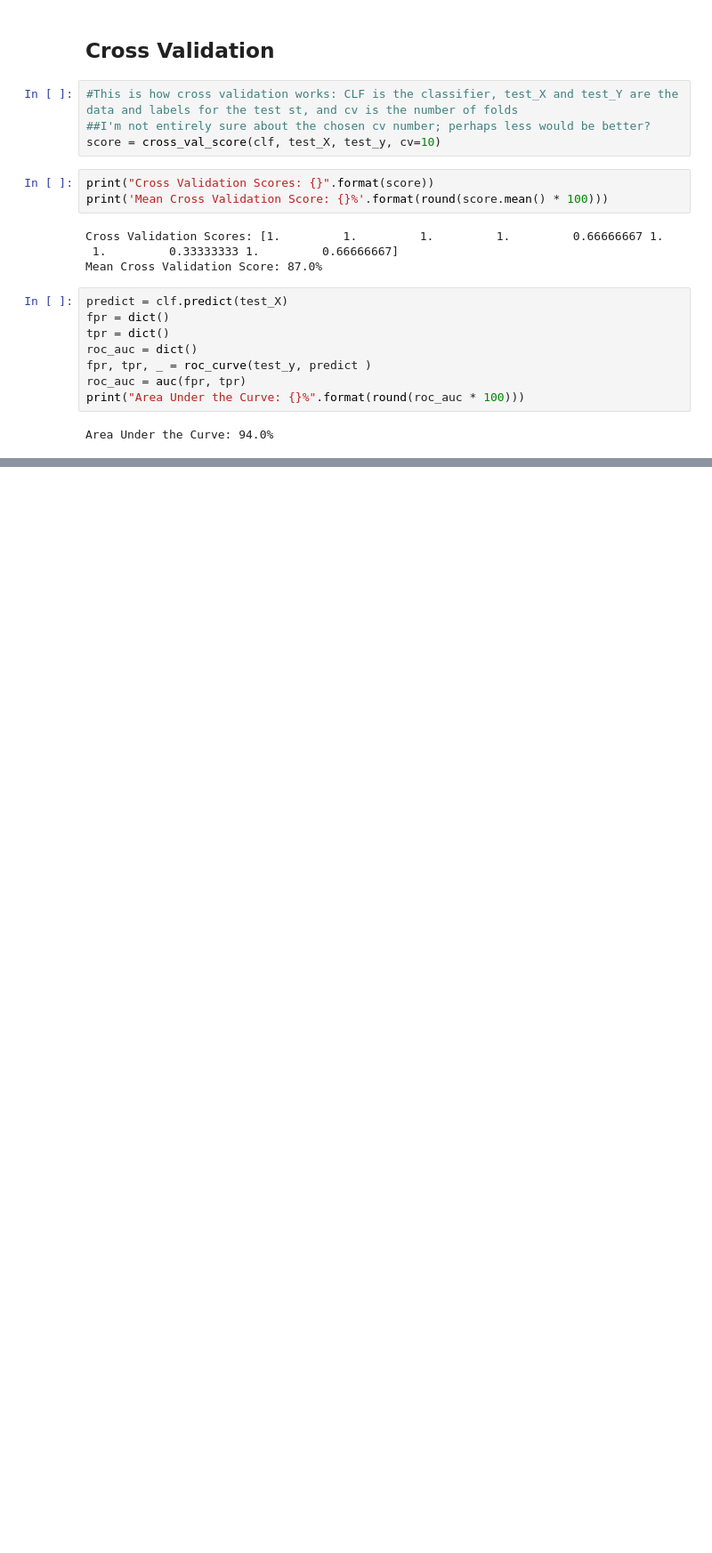
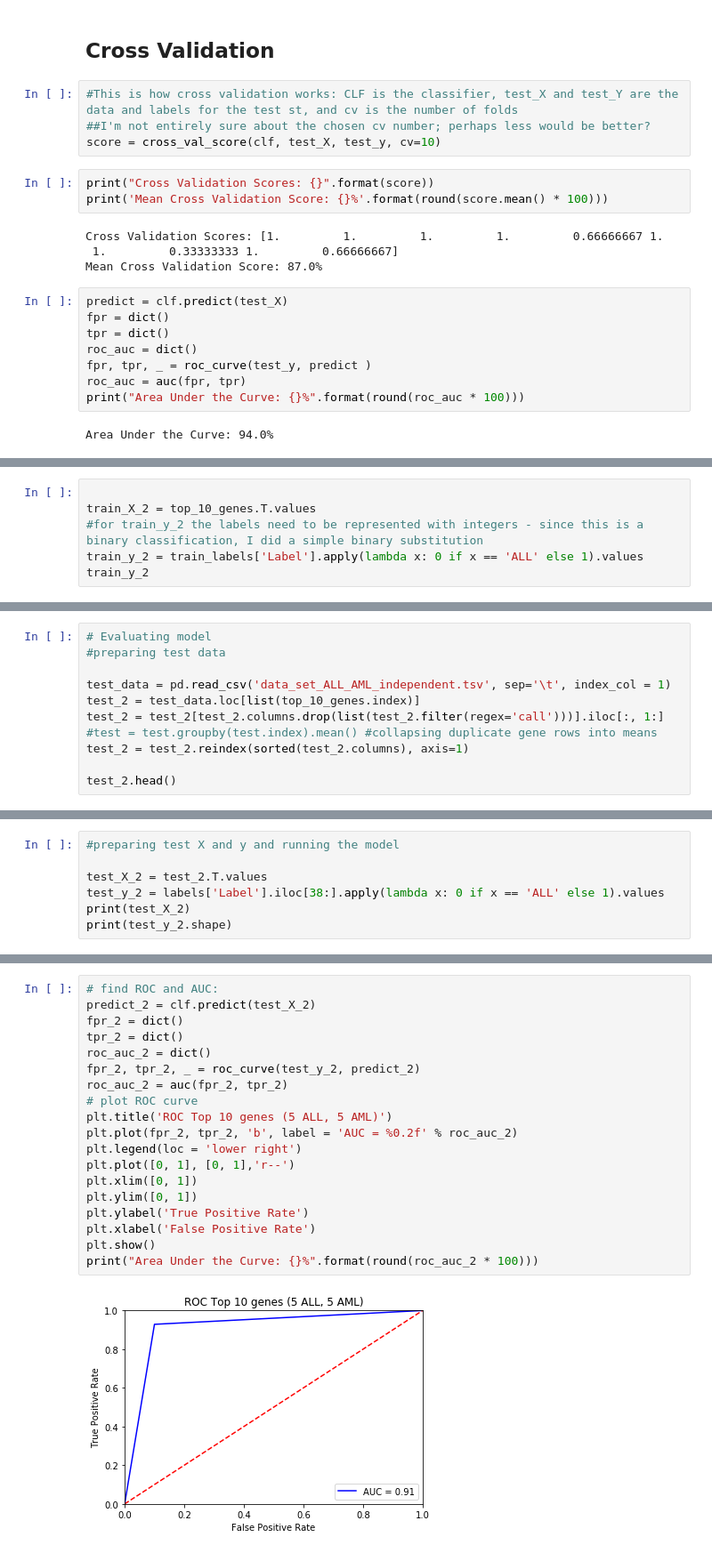
Before and after one commit to Jehutyver10/Bioinformatics-Assignment-1, a Jupyter notebook: Assignment1.ipynb, the cells around one changed output, grey strips where cells are left out. Shown: that part at 89% size. Drawn from its saved outputs; the diff is of its cells as text; blank space fills up the shorter version.

```diff
--- a/Assignment1.ipynb
+++ b/Assignment1.ipynb
@@ -448,0 +455,6 @@ plt.show()
+# %%
+
+train_X_2 = top_10_genes.T.values
+#for train_y_2 the labels need to be represented with integers - since this is a binary classification, I did a simple binary substitution
+train_y_2 = train_labels['Label'].apply(lambda x: 0 if x == 'ALL' else 1).values
+train_y_2
@@ -448,0 +477,11 @@ plt.show()
+# %%
+# Evaluating model
+#preparing test data
+
+test_data = pd.read_csv('data_set_ALL_AML_independent.tsv', sep='\t', index_col = 1)
+test_2 = test_data.loc[list(top_10_genes.index)]
+test_2 = test_2[test_2.columns.drop(list(test_2.filter(regex='call')))].iloc[:, 1:]
+#test = test.groupby(test.index).mean() #collapsing duplicate gene rows into means
+test_2 = test_2.reindex(sorted(test_2.columns), axis=1)
+
+test_2.head()
@@ -448,0 +497,7 @@ plt.show()
+# %%
+#preparing test X and y and running the model
+
+test_X_2 = test_2.T.values
+test_y_2 = labels['Label'].iloc[38:].apply(lambda x: 0 if x == 'ALL' else 1).values
+print(test_X_2)
+print(test_y_2.shape)
@@ -448,0 +533,21 @@ plt.show()
+# %%
+# find ROC and AUC:
+predict_2 = clf.predict(test_X_2)
+fpr_2 = dict()
+tpr_2 = dict()
+roc_auc_2 = dict()
+fpr_2, tpr_2, _ = roc_curve(test_y_2, predict_2)
+roc_auc_2 = auc(fpr_2, tpr_2)
+# plot ROC curve
+plt.title('ROC Top 10 genes (5 ALL, 5 AML)')
+plt.plot(fpr_2, tpr_2, 'b', label = 'AUC = %0.2f' % roc_auc_2)
+plt.legend(loc = 'lower right')
+plt.plot([0, 1], [0, 1],'r--')
+plt.xlim([0, 1])
+plt.ylim([0, 1])
+plt.ylabel('True Positive Rate')
+plt.xlabel('False Positive Rate')
+plt.show()
+print("Area Under the Curve: {}%".format(round(roc_auc_2 * 100)))
+# %% [output]
+[figure, added]
```
Also changed, not shown: parts of 20 cells of this notebook.
